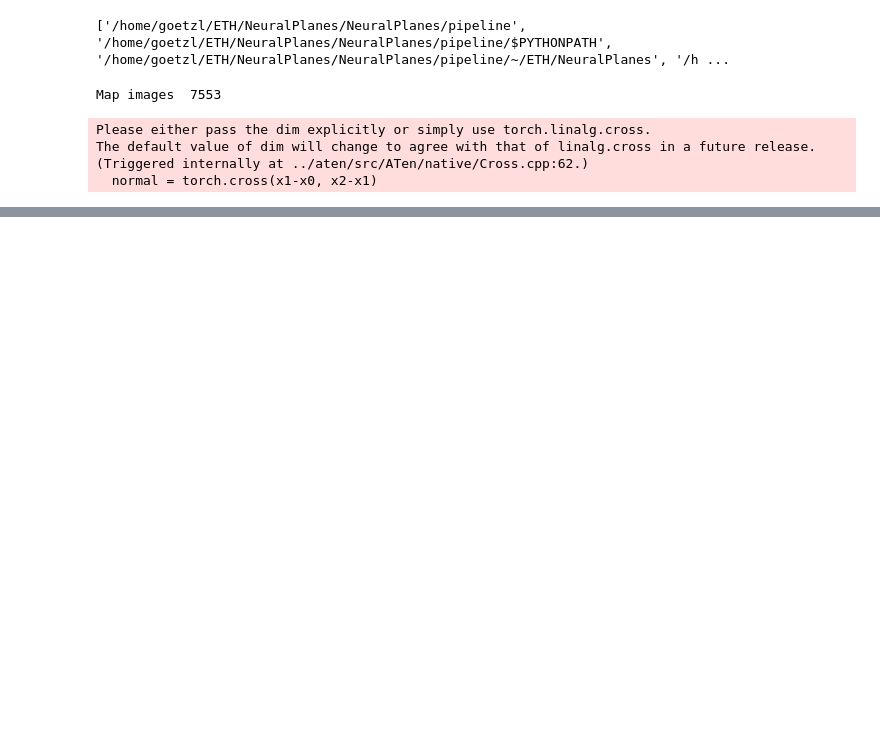
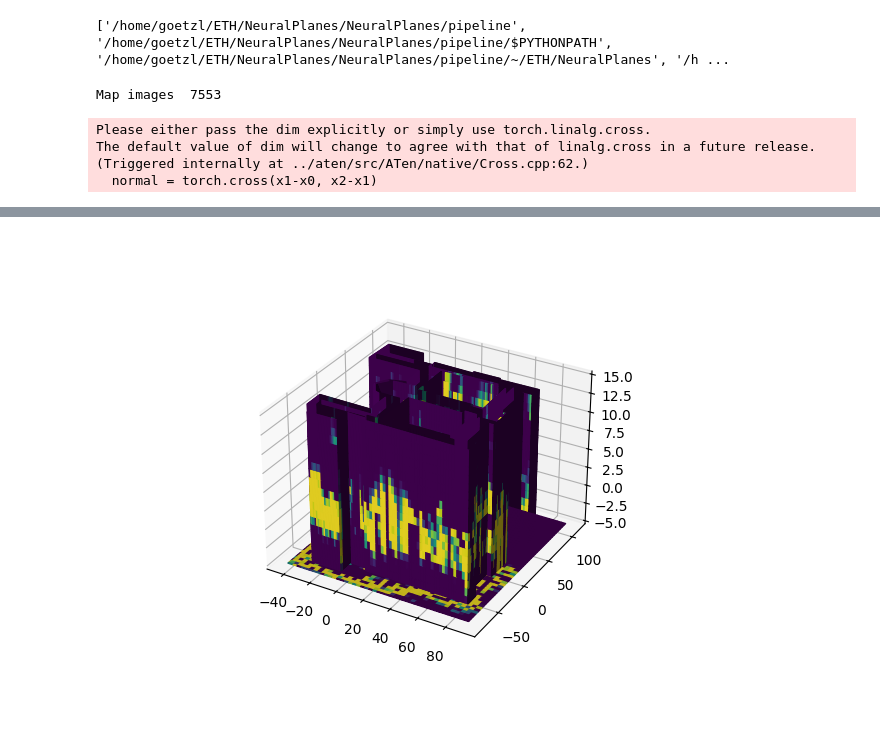
Before and after one commit to CompilerLuke/NeuralPlanes, a Jupyter notebook: NeuralPlanes/pipeline/eval.ipynb, the cells around one changed output, grey strips where cells are left out. Drawn from its saved outputs; the diff is of its cells as text; code cells hidden in the pictures; blank space fills up the shorter version.

```diff
--- a/NeuralPlanes/pipeline/eval.ipynb
+++ b/NeuralPlanes/pipeline/eval.ipynb
@@ -184,0 +240,49 @@ plt.scatter(x,y)
+# %%
+%matplotlib widget
+
+from math import ceil
+
+def draw_planes(ax, planes, stride=None, indices=None, color=None):
+    if stride is None:
+        stride = int(ceil(max(planes.atlas_size) / 512))
+
+    xs = []
+    ys = []
+
+    if indices==None:
+        indices = range(len(planes))
+
+    xs = []
+    for i in indices:
+        width, height = planes.coord_size[i]
+        v, u = torch.meshgrid(torch.linspace(0,1,int(height)//stride), torch.linspace(0,1,int(width)//stride))
+
+        x0,u_dir,v_dir = planes.x0s[i], planes.us[i], planes.vs[i]
+
+        x = x0.reshape((1,1,3)) + u_dir.reshape((1,1,3))*u.unsqueeze(2) + v_dir.reshape((1,1,3))*v.unsqueeze(2)
+        x = x.cpu()
+
+        if not color is None:
+            coord = int(planes.coord_x0[i][0]), int(planes.coord_x0[i][1])
+            size = int(planes.coord_size[i][0]), int(planes.coord_size[i][1])
+            #draw_planes(ax, planes, indices=[i], color= self.map.atlas_weight[coord[1]:coord[1]+size[1], coord[0]:coord[0]+size[0]]
+
+            if len(color.shape) == 2:
+                #color = torch.nn.functional.grid_sample(color[None,None], coords[None])[0,0]
+                plane_color = color[coord[1]:coord[1]+size[1]:stride, coord[0]:coord[0]+size[0]:stride]
+                plane_color = plane_color.clone().detach().cpu()
+                plane_color = plt.cm.viridis(plane_color)
+            else:
+                plane_color = color[coord[1]:coord[1]+size[1]:stride, coord[0]:coord[0]+size[0]:stride]
+                plane_color = plane_color.clone().detach().cpu()
+                plane_color = plane_color.permute(1,2,0)
+
+        ax.plot_surface(x[:,:,0], x[:,:,1], x[:,:,2], facecolors= plane_color)
+
+fig = plt.figure()
+ax = fig.add_subplot(projection='3d')
+
+draw_planes(ax, map.planes, color= map.atlas_weight) # indices=[0])
+#ax.set_aspect('equal')
+# %% [output]
+[figure, added]
```
Also changed, not shown: parts of 14 cells of this notebook, 11 other files.
